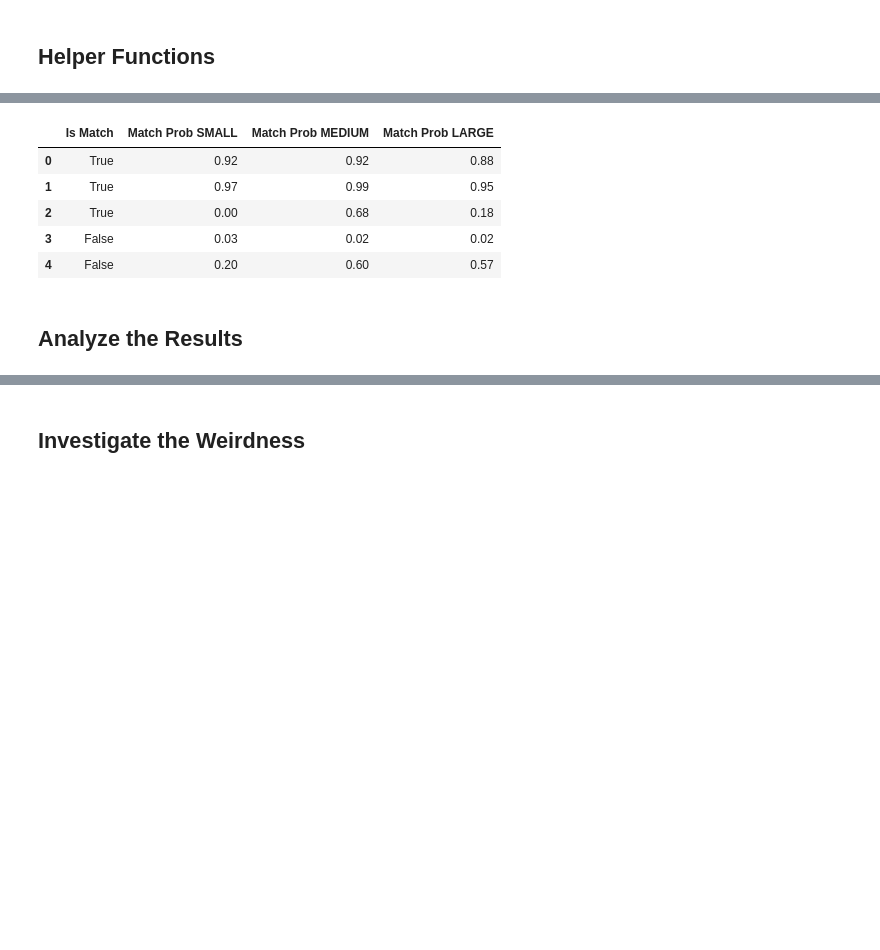
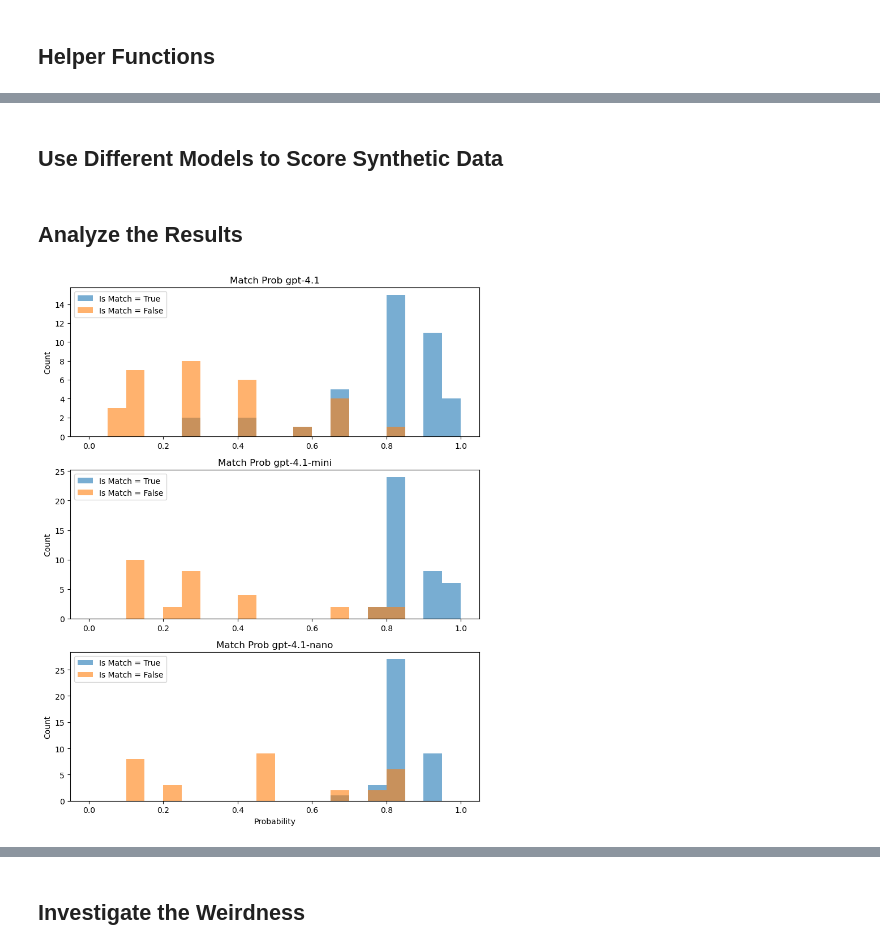
Before and after one commit to davidfreifeld/matchmaker, a Jupyter notebook: Matchmaker.ipynb, the cells around one changed output, grey strips where cells are left out. Cells and saved outputs as stored; diff of their text form; code cells hidden in the pictures; blank space fills up the shorter version.

Commit message:
takes in model name, sets temp to zero

```diff
--- a/Matchmaker.ipynb
+++ b/Matchmaker.ipynb
@@ -108,3 +125,5 @@ def generate_synthetic_samples(prompt_id, n_people=10) -> pd.DataFrame:
+# %% [markdown]
+## Use Different Models to Score Synthetic Data
 # %%
 class MatchScoreResponse(BaseModel):
     match_prob: float
@@ -165,44 +187,47 @@ def get_match_prob(row, prompt_id_suffix, include_reason=False):
 # %%
-def get_all_match_probs(df, prompt_id_suffix):
+def get_all_match_probs(df, model, include_reason=False, temperature=0.0):
     match_probs_list = []
+    reasons_list = []
     for _, row in df.iterrows():
-        match_prob = get_match_prob(row, prompt_id_suffix)
+        match_prob, reason = get_match_prob(row, model, temperature)
         match_probs_list.append(match_prob)
+        if include_reason:
+            reasons_list.append(reason)
 
-    df[f"Match Prob {prompt_id_suffix}"] = pd.Series(match_probs_list, index=df.index)
+    model_alias = strip_trailing_date(model)
+
+    df[f"Match Prob {model_alias}"] = pd.Series(match_probs_list, index=df.index)
+    if include_reason:
+        df[f"Reason {model_alias}"] = pd.Series(reasons_list, index=df.index)
 # %%
-def run_all_prompt_scorers(df):
-    for prompt_id_suffix in PROMPT_ID_SUFFIX_LIST:
-        get_all_match_probs(df, prompt_id_suffix=prompt_id_suffix)
+def run_all_prompt_scorers(df, include_reason=False, temperature=0.0):
+    for model in ALL_MODELS_LIST:
+        get_all_match_probs(df, model=model, include_reason=include_reason, temperature=temperature)
-# %%
-# run_all_prompt_scorers(samples_df)
-samples_df = load_latest_df()
-# %%
-samples_df[['Is Match', 'Match Prob SMALL', 'Match Prob MEDIUM', 'Match Prob LARGE']].head()
-# %% [output]
-|  | Is Match | Match Prob SMALL | Match Prob MEDIUM | Match Prob LARGE |
-| 0 | True | 0.92 | 0.92 | 0.88 |
-| 1 | True | 0.97 | 0.99 | 0.95 |
-| 2 | True | 0.00 | 0.68 | 0.18 |
-| 3 | False | 0.03 | 0.02 | 0.02 |
-| 4 | False | 0.20 | 0.60 | 0.57 |
+# %%
+#### This is commented out because it makes a lot of calls to ChatGPT. Uncomment to re-score the synthetic data.
+run_all_prompt_scorers(samples_df)
+
+### Use this to instead load the latest saved data
+# samples_df = load_latest_df()
 # %% [markdown]
 ## Analyze the Results
 # %%
-cols = ["Match Prob SMALL", "Match Prob MEDIUM", "Match Prob LARGE"]
+cols = [ f"Match Prob {strip_trailing_date(model)}" for model in ALL_MODELS_LIST ]
 df_true = samples_df[samples_df["Is Match"] == True]
 df_false = samples_df[samples_df["Is Match"] == False]
 
 fig, axes = plt.subplots(nrows=3, ncols=1, figsize=(8, 10), sharex=False)
 for ax, col in zip(axes, cols):
     bins = np.linspace(0.0, 1.0, 21)  # 20 bins
     ax.hist(df_true.loc[df_true[col] >= 0.0, col], bins=bins, alpha=0.6, label="Is Match = True", color="tab:blue")
     ax.hist(df_false.loc[df_false[col] >= 0.0, col], bins=bins, alpha=0.6, label="Is Match = False", color="tab:orange")
     ax.set_title(col)
     ax.set_ylabel("Count")
     ax.legend()
 
 axes[-1].set_xlabel("Probability")
 fig.tight_layout()
 plt.show()
+# %% [output]
+[figure, added]
 # %%
```
Also changed, not shown: parts of 29 cells of this notebook.
